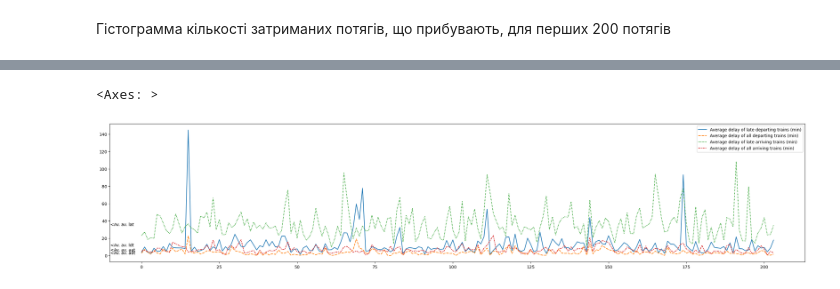
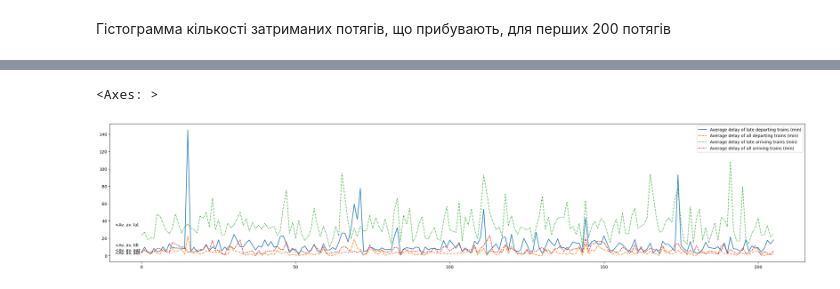
Before and after one commit to MINIAProgramStudio/Special_programming_sections, a Jupyter notebook: computer_science_work/main.ipynb, the cells around one changed output, grey strips where cells are left out. Saved outputs shown, nothing was run; the diff lists cells and outputs as text; code cells hidden in the pictures.

```diff
--- a/computer_science_work/main.ipynb
+++ b/computer_science_work/main.ipynb
@@ -67,0 +68,3 @@ False
+# %%
+mask = trains_dataframe.applymap(lambda x: isinstance(x, (int, float)) and x < 0).any(axis=1)
+trains_dataframe = trains_dataframe[~mask]
@@ -200,13 +218,13 @@ histplot
 # %%
 plt.figure(figsize=(30, 6))
 range_of_plot = 200
-pos_x = (range_of_plot/200)*(-10)
+pos_x = (range_of_plot/200)*(-8.5)
 quad_lineplot = sns.lineplot(data = trains_dataframe_numerical[['Average delay of late departing trains (min)','Average delay of all departing trains (min)','Average delay of late arriving trains (min)','Average delay of all arriving trains (min)']][:range_of_plot])
 quad_lineplot.text(pos_x,trains_dataframe_numerical[['Average delay of late departing trains (min)']][:range_of_plot].mean()-2,"<Av. av. ldt",fontsize=10)
 quad_lineplot.text(pos_x,trains_dataframe_numerical[['Average delay of all departing trains (min)']][:range_of_plot].mean()-2,"<Av. av. adt",fontsize=10)
 quad_lineplot.text(pos_x,trains_dataframe_numerical[['Average delay of late arriving trains (min)']][:range_of_plot].mean()-2,"<Av. av. lat",fontsize=10)
 quad_lineplot.text(pos_x,trains_dataframe_numerical[['Average delay of all arriving trains (min)']][:range_of_plot].mean()-2,"<Av. av. aat",fontsize=10)
 quad_lineplot
 # %% [output]
 <Axes: >
-[figure, old version]
+[figure, new version]
```
Also changed, not shown: parts of 20 cells of this notebook.
